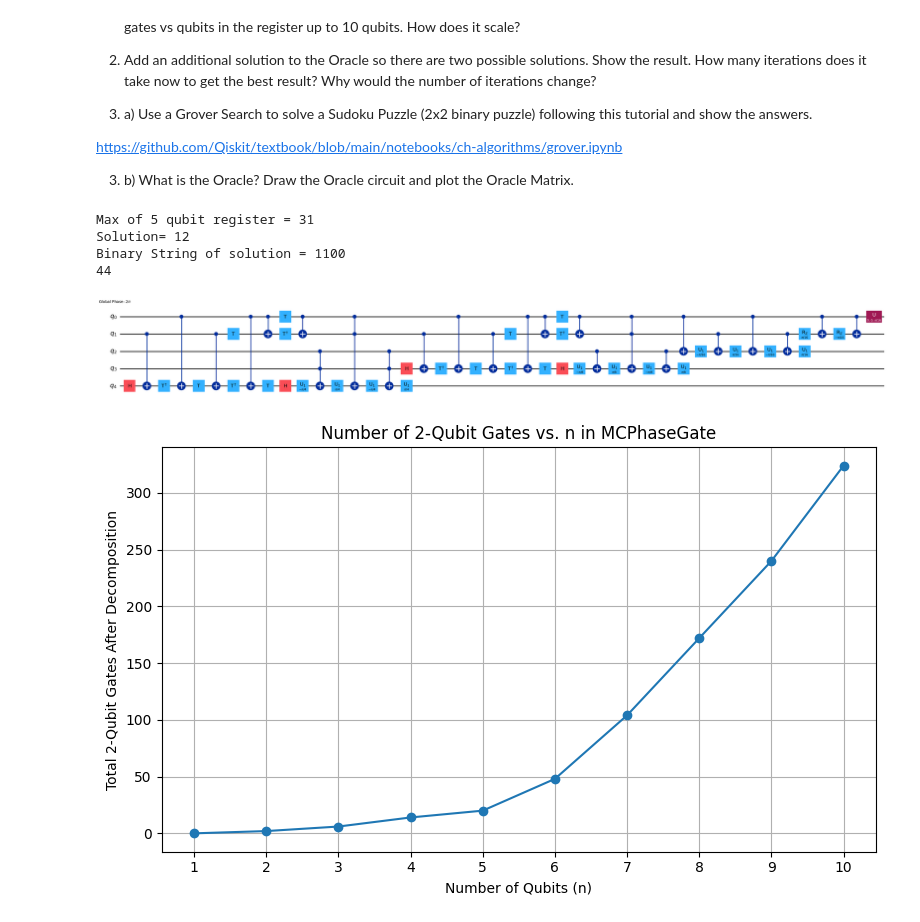
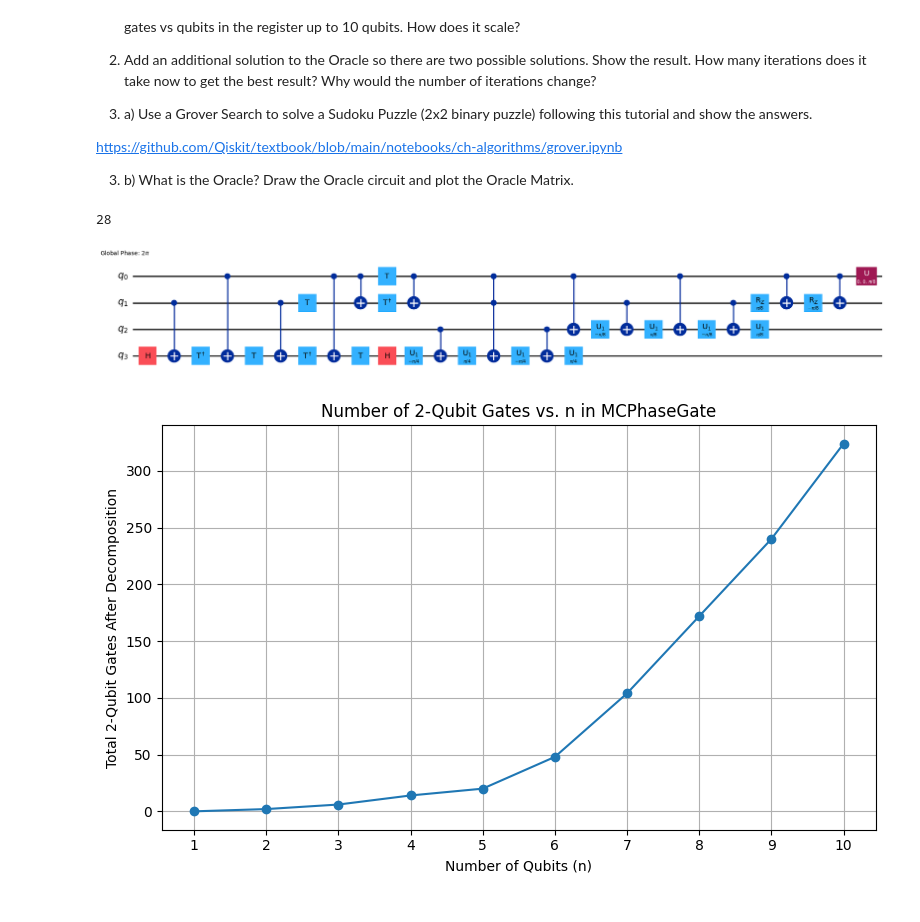
Before and after one commit to Starjello/Slow-Ising, a Jupyter notebook: labs/Lab_10_Grover_Search.ipynb, the cells around one changed output. Saved outputs shown, nothing was run; the diff lists cells and outputs as text; code cells hidden in the pictures.

```diff
--- a/labs/Lab_10_Grover_Search.ipynb
+++ b/labs/Lab_10_Grover_Search.ipynb
@@ -1662,27 +1662,24 @@ ___
 
   3. b) What is the Oracle? Draw the Oracle circuit and plot the Oracle Matrix.
 # %%
-n = 5 # Number of qubits
+n = 4 # Number of qubits
 
 
 
 qc_MCPHASEGATE = QuantumCircuit(n)
 
 '''Multi-controlled-Z gate'''
 qc_MCPHASEGATE.append(MCPhaseGate(lam=pi , num_ctrl_qubits=n-1),list(range(0,n)))
 
 decomposed_circ = qc_MCPHASEGATE.decompose().decompose()
 
 '''Calculate the depth of the quantum circuit'''
 print(decomposed_circ.depth())
 
 decomposed_circ.draw('mpl',fold = 50)
 # %% [output]
-Max of 5 qubit register = 31
-Solution= 12
-Binary String of solution = 1100
-44
+28
-[figure, old version]
+[figure, new version]
 # %%
 import matplotlib.pyplot as plt
 from numpy import pi
```
Also changed, not shown: parts of 5 cells of this notebook.
